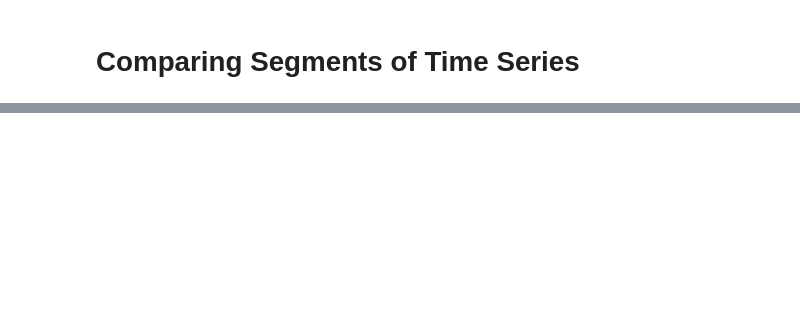
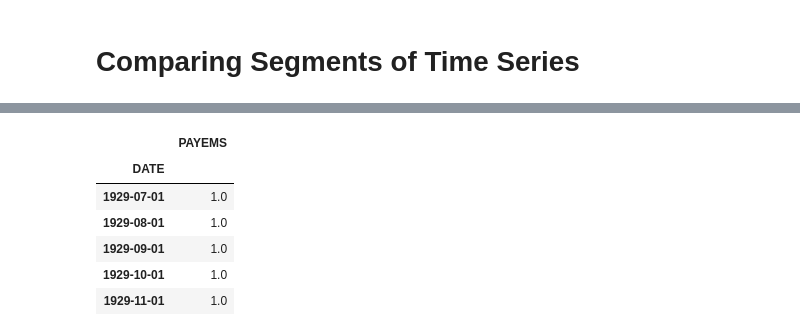
Before and after one commit to reikolaski/BootCamp2018, a Jupyter notebook: ProbSets/Comp/ProbSet2/ProbSet2.ipynb, the cells around one changed output, grey strips where cells are left out. Saved outputs shown, nothing was run; the diff lists cells and outputs as text; code cells hidden in the pictures; blank space fills up the shorter version.

```diff
--- a/ProbSets/Comp/ProbSet2/ProbSet2.ipynb
+++ b/ProbSets/Comp/ProbSet2/ProbSet2.ipynb
@@ -751,0 +929,13 @@ See the caveats in the documentation: http://pandas.pydata.org/pandas-docs/stabl
+# %%
+y19 = payems[:'12/1/67']
+y20 = payems['1/1/68':]
+
+y19['DATE'] = y19.index.copy().to_datetime()
+y19['DATE'] = y19['DATE'].apply(lambda x: x - pd.DateOffset(years=100))
+y19.set_index('DATE', inplace=True)
+
+y20['DATE'] = y20.index.copy().to_datetime()
+y20.set_index('DATE', inplace=True)
+
+payems = pd.concat([y19, y20])
+payems = payems.resample('MS').ffill()
@@ -751,0 +958,29 @@ See the caveats in the documentation: http://pandas.pydata.org/pandas-docs/stabl
+# %%
+peaks = ['1929-08-01', '1937-05-01', '1945-02-01', '1948-11-01', '1953-07-01',
+         '1957-08-01', '1960-04-01', '1969-12-01', '1973-11-01', '1980-01-01',
+         '1981-07-01', '1990-07-01', '2001-03-01', '2007-12-01']
+
+peaks = [pd.to_datetime(peaks[i], format='%Y-%m-%d') for i in range(14)]
+peaks[0].date
+recessions = []
+start = pd.to_datetime('1929-07-01')
+end = peaks[0] + pd.DateOffset(years=10, months=5)
+recessions.append(pd.DataFrame(payems['PAYEMS'][:end.date()], columns=['PAYEMS']))
+
+for i in range(1, 14):
+    start = peaks[i] - pd.DateOffset(years=1)
+    end = peaks[i] + pd.DateOffset(years=10, months=5)
+    recessions.append(pd.DataFrame(payems['PAYEMS'][start.date():end.date()], columns=['PAYEMS']))
+# %%
+for i in range(14):
+    recessions[i].PAYEMS = recessions[i].PAYEMS / recessions[i].PAYEMS[peaks[i]]
+# %%
+recessions[0].head()
+# %% [output]
+|  | PAYEMS |
+| DATE |  |
+| 1929-07-01 | 1.0 |
+| 1929-08-01 | 1.0 |
+| 1929-09-01 | 1.0 |
+| 1929-10-01 | 1.0 |
+| 1929-11-01 | 1.0 |
```
Also changed, not shown: parts of 73 cells of this notebook, 6 other files.
